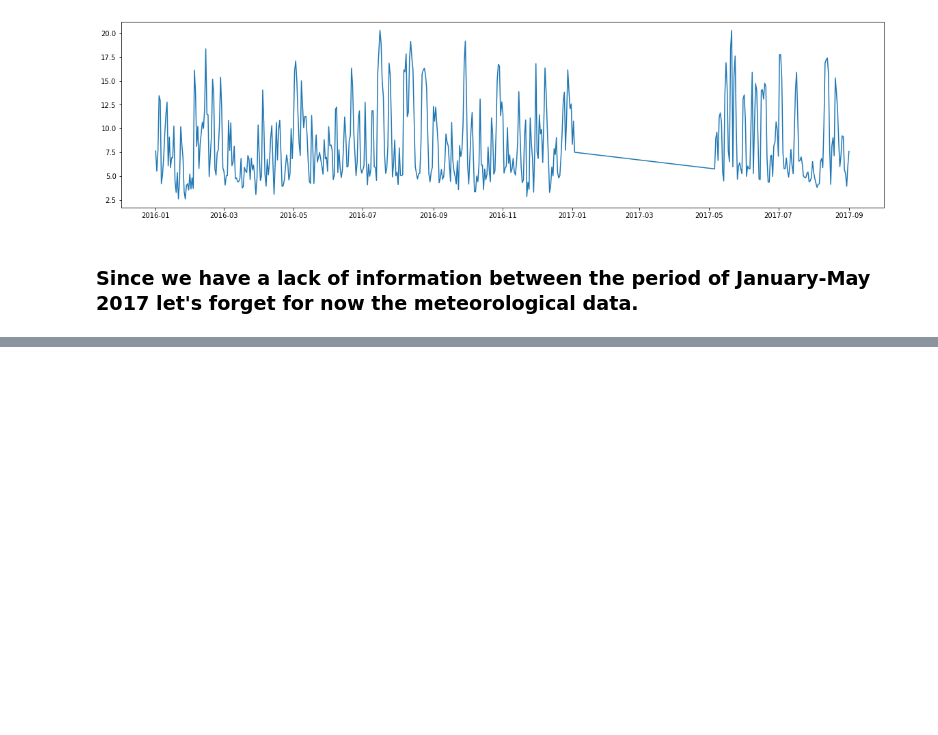
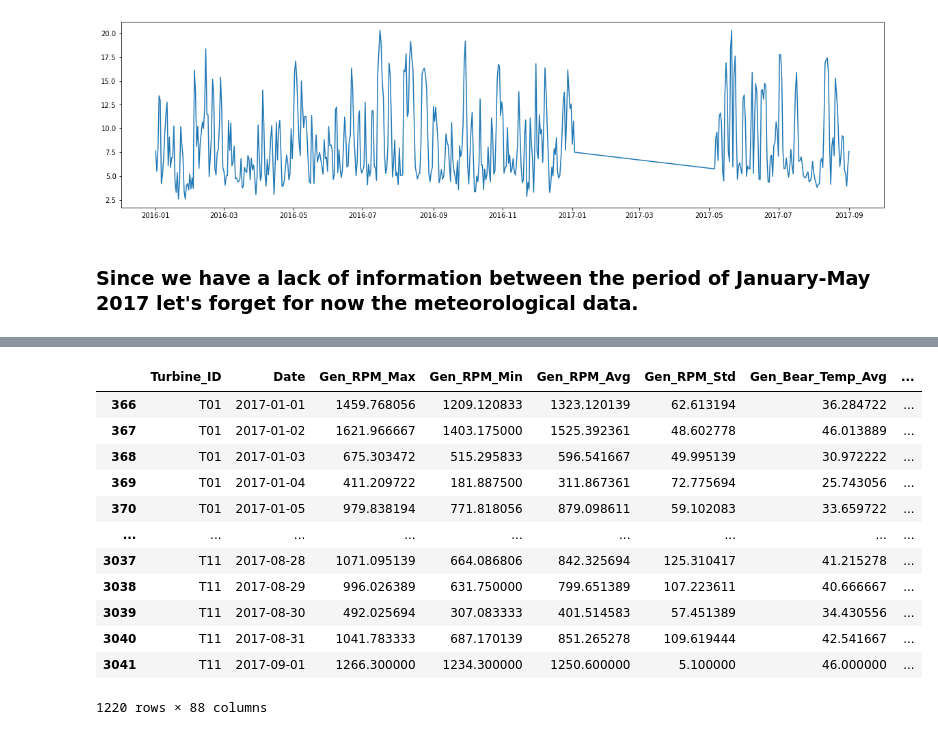
Before and after one commit to GGC17/htw, a Jupyter notebook: notebooks/Data_Preparation.ipynb, the cells around one changed output, grey strips where cells are left out. Saved outputs shown, nothing was run; the diff lists cells and outputs as text; code cells hidden in the pictures; blank space fills up the shorter version.

```diff
--- a/notebooks/Data_Preparation.ipynb
+++ b/notebooks/Data_Preparation.ipynb
@@ -236,0 +318,21 @@ plt.plot(met_df['Date'], met_df['Max_Windspeed1'])
+# %%
+# Split without shuffling
+split = '2017-01-01'
+df_train = final_df[final_df['Date'] < split]
+df_test = final_df[final_df['Date'] >= split]
+# %%
+df_test
+# %% [output]
+|  | Turbine_ID | Date | Gen_RPM_Max | Gen_RPM_Min | Gen_RPM_Avg | Gen_RPM_Std | Gen_Bear_Temp_Avg | ... |
+| 366 | T01 | 2017-01-01 | 1459.768056 | 1209.120833 | 1323.120139 | 62.613194 | 36.284722 | ... |
+| 367 | T01 | 2017-01-02 | 1621.966667 | 1403.175000 | 1525.392361 | 48.602778 | 46.013889 | ... |
+| 368 | T01 | 2017-01-03 | 675.303472 | 515.295833 | 596.541667 | 49.995139 | 30.972222 | ... |
+| 369 | T01 | 2017-01-04 | 411.209722 | 181.887500 | 311.867361 | 72.775694 | 25.743056 | ... |
+| 370 | T01 | 2017-01-05 | 979.838194 | 771.818056 | 879.098611 | 59.102083 | 33.659722 | ... |
+| ... | ... | ... | ... | ... | ... | ... | ... | ... |
+| 3037 | T11 | 2017-08-28 | 1071.095139 | 664.086806 | 842.325694 | 125.310417 | 41.215278 | ... |
+| 3038 | T11 | 2017-08-29 | 996.026389 | 631.750000 | 799.651389 | 107.223611 | 40.666667 | ... |
+| 3039 | T11 | 2017-08-30 | 492.025694 | 307.083333 | 401.514583 | 57.451389 | 34.430556 | ... |
+| 3040 | T11 | 2017-08-31 | 1041.783333 | 687.170139 | 851.265278 | 109.619444 | 42.541667 | ... |
+| 3041 | T11 | 2017-09-01 | 1266.300000 | 1234.300000 | 1250.600000 | 5.100000 | 46.000000 | ... |
+1220 rows × 88 columns
```
Also changed, not shown: parts of 25 cells of this notebook, 1 other file.
